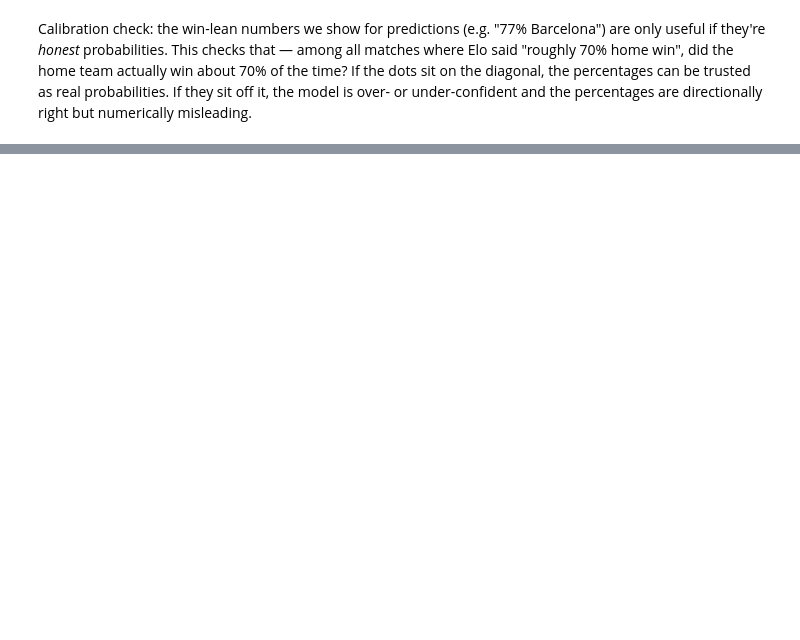
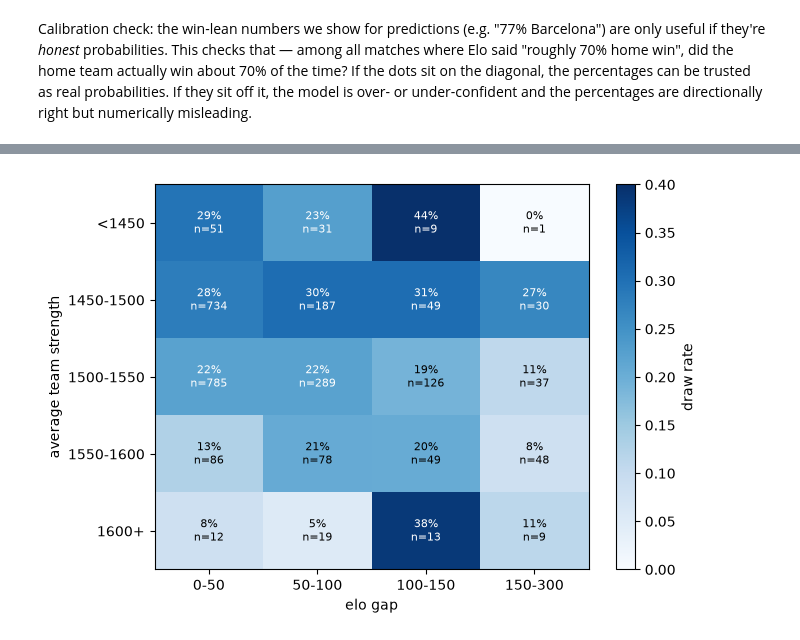
Before and after one commit to mglaz/champions-league-predictor-machine, a Jupyter notebook: champions_league_predictor.ipynb, the cells around one changed output, grey strips where cells are left out. Saved outputs shown, nothing was run; the diff lists cells and outputs as text; code cells hidden in the pictures; blank space fills up the shorter version.

```diff
--- a/champions_league_predictor.ipynb
+++ b/champions_league_predictor.ipynb
@@ -378,0 +528,35 @@ upsets.sort_values("elo_diff", ascending=False).head(10)[upset_cols]
+# %%
+# does the combination of weaker teams + smaller gap produce an even higher draw rate,
+# or is strength alone already explaining most of it?
+gap_bins = [0, 50, 100, 150, 300, float("inf")]
+gap_labels = ["0-50", "50-100", "100-150", "150-300", "300+"]
+valid["gap_bucket"] = pd.cut(valid["elo_diff"], bins=gap_bins, labels=gap_labels)
+
+strength_bins = [0, 1450, 1500, 1550, 1600, float("inf")]
+strength_labels = ["<1450", "1450-1500", "1500-1550", "1550-1600", "1600+"]
+valid["strength_bucket"] = pd.cut(valid["avg_rating"], bins=strength_bins, labels=strength_labels)
+
+pivot_rate = valid.pivot_table(index="strength_bucket", columns="gap_bucket", values="is_draw", aggfunc="mean", observed=True)
+pivot_count = valid.pivot_table(index="strength_bucket", columns="gap_bucket", values="is_draw", aggfunc="count", observed=True)
+# drop 300+: barely any matches that far apart in these competitions
+pivot_rate = pivot_rate[["0-50", "50-100", "100-150", "150-300"]]
+pivot_count = pivot_count[["0-50", "50-100", "100-150", "150-300"]]
+
+fig, ax = plt.subplots(figsize=(7, 5))
+im = ax.imshow(pivot_rate.values, cmap="Blues", vmin=0, vmax=0.4, aspect="auto")
+ax.set_xticks(range(len(pivot_rate.columns)))
+ax.set_xticklabels(pivot_rate.columns)
+ax.set_yticks(range(len(pivot_rate.index)))
+ax.set_yticklabels(pivot_rate.index)
+ax.set_xlabel("elo gap")
+ax.set_ylabel("average team strength")
+for i in range(pivot_rate.shape[0]):
+    for j in range(pivot_rate.shape[1]):
+        rate, n = pivot_rate.values[i, j], pivot_count.values[i, j]
+        if not np.isnan(rate):
+            ax.text(j, i, f"{rate:.0%}\nn={int(n)}", ha="center", va="center", fontsize=8,
+                     color="white" if rate > 0.22 else "black")
+plt.colorbar(im, ax=ax, label="draw rate")
+plt.show()
+# %% [output]
+[figure, added]
```
Also changed, not shown: parts of 21 cells of this notebook, 1 other file.
